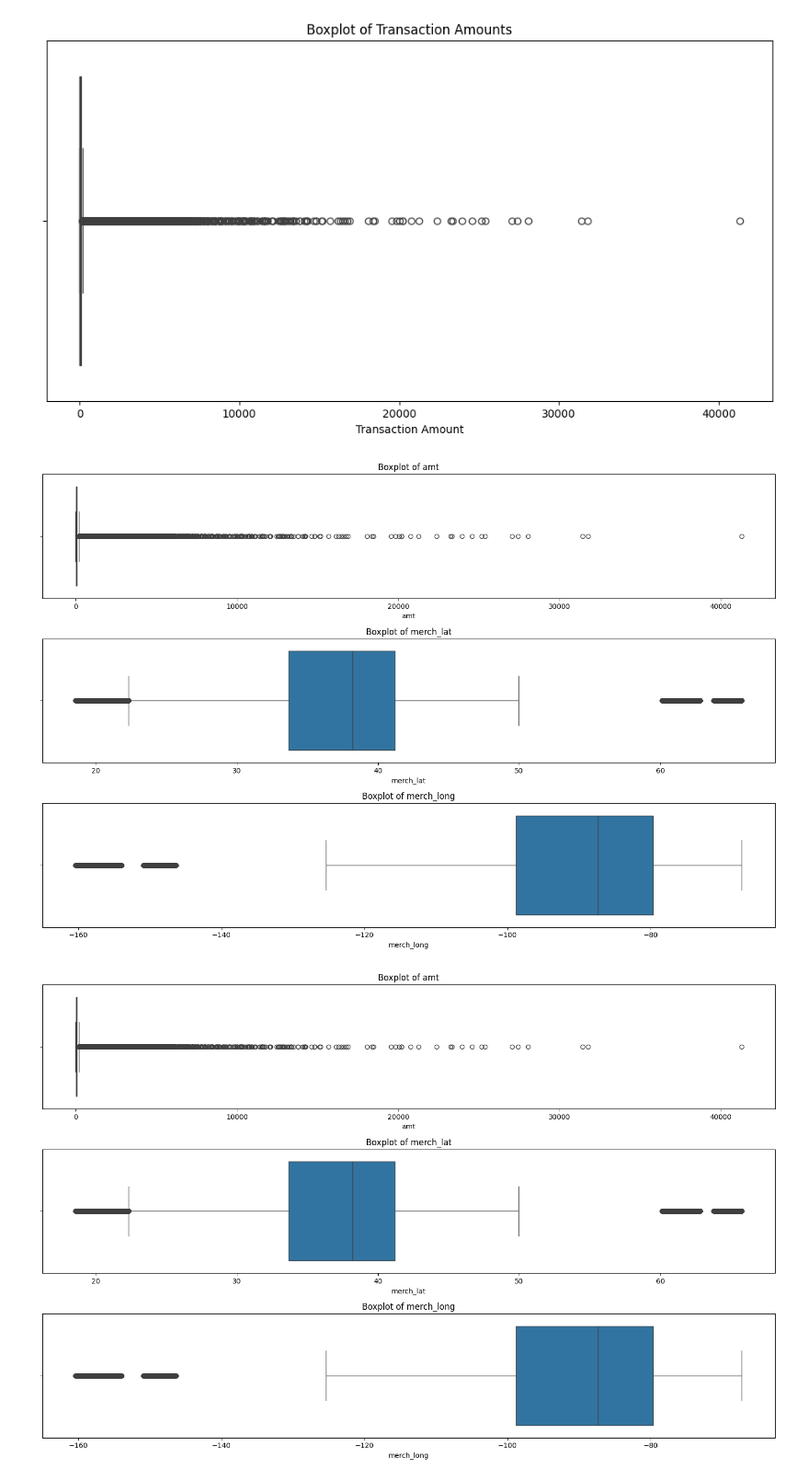
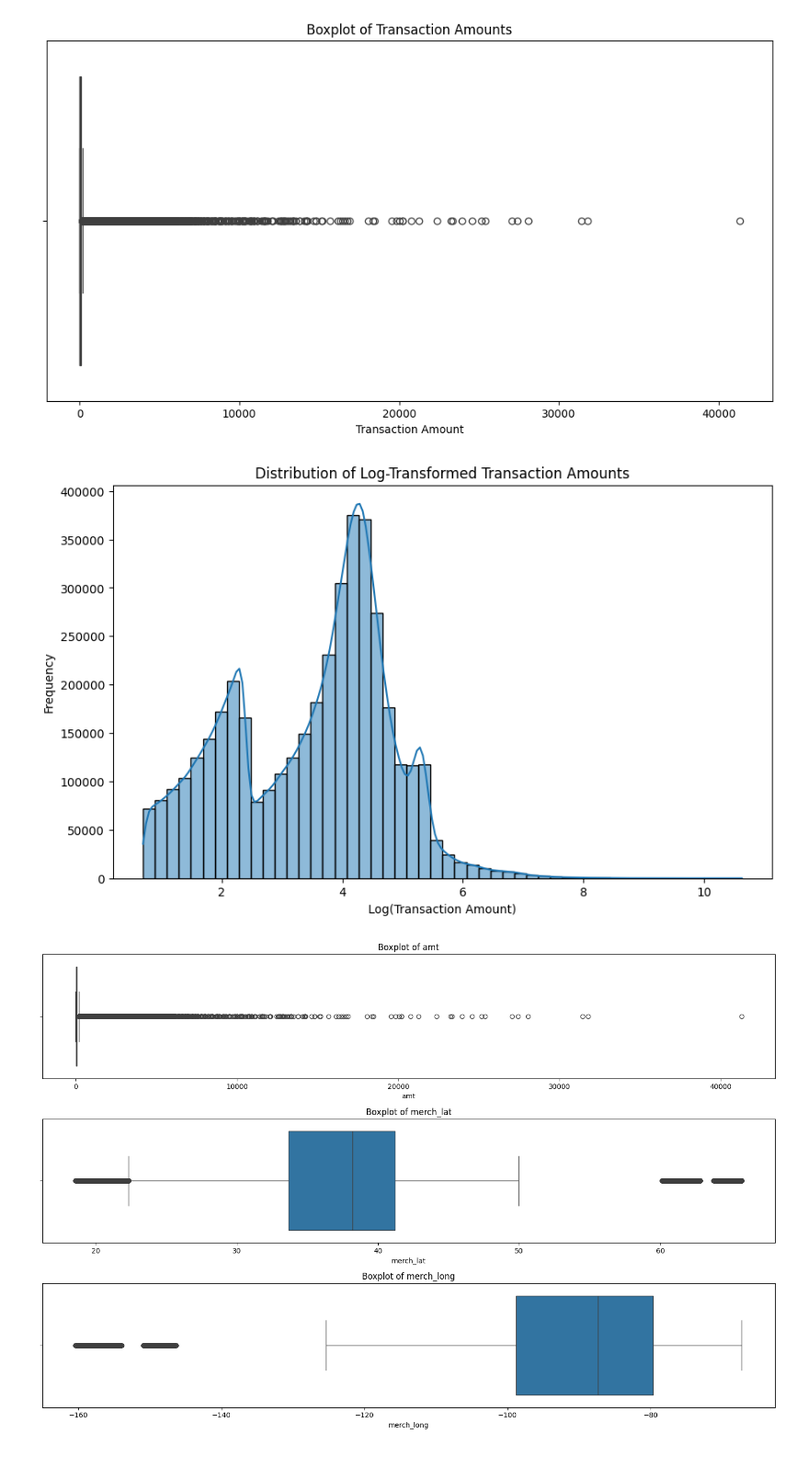
Before and after one commit to shrestha1/AT3_MLA, a Jupyter notebook: 36106_AT3_25020076_regression.ipynb, the cells around one changed output. Shown: that part at 92% size. Saved outputs shown, nothing was run; the diff lists cells and outputs as text; code cells hidden in the pictures.

```diff
--- a/36106_AT3_25020076_regression.ipynb
+++ b/36106_AT3_25020076_regression.ipynb
@@ -322,19 +322,19 @@ plt.xlabel('Transaction Amount')
 plt.show()
 # %% [output]
 [figure]
-# %%
-# Boxplots for numerical features
-numerical_features = ['amt', 'merch_lat', 'merch_long']
-
-plt.figure(figsize=(15, 10))
-for i, feature in enumerate(numerical_features, 1):
-    plt.subplot(3, 1, i)
-    sns.boxplot(x=merged_df[feature])
-    plt.title(f'Boxplot of {feature}')
-plt.tight_layout()
-plt.show()
-# %% [output]
-[figure, removed]
+# %%
+# Apply log transformation to the transaction amounts
+merged_df['log_amt'] = np.log1p(merged_df['amt'])
+
+# Plot the distribution of log-transformed transaction amounts
+plt.figure(figsize=(10, 6))
+sns.histplot(merged_df['log_amt'], bins=50, kde=True)
+plt.title('Distribution of Log-Transformed Transaction Amounts')
+plt.xlabel('Log(Transaction Amount)')
+plt.ylabel('Frequency')
+plt.show()
+# %% [output]
+[figure, added]
 # %%
 # Boxplots for numerical features
 numerical_features = ['amt', 'merch_lat', 'merch_long']
```
